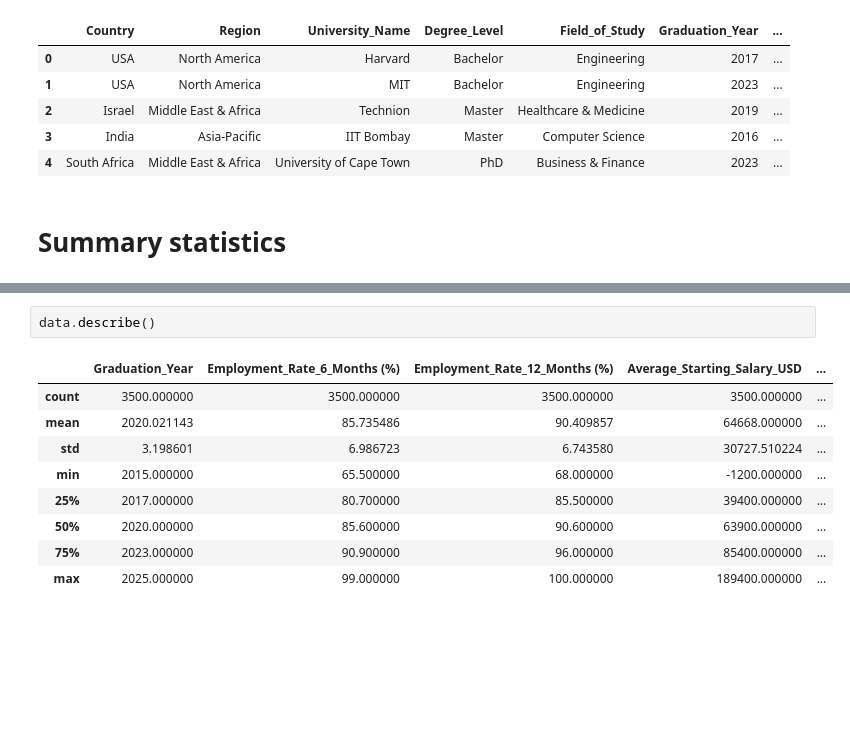
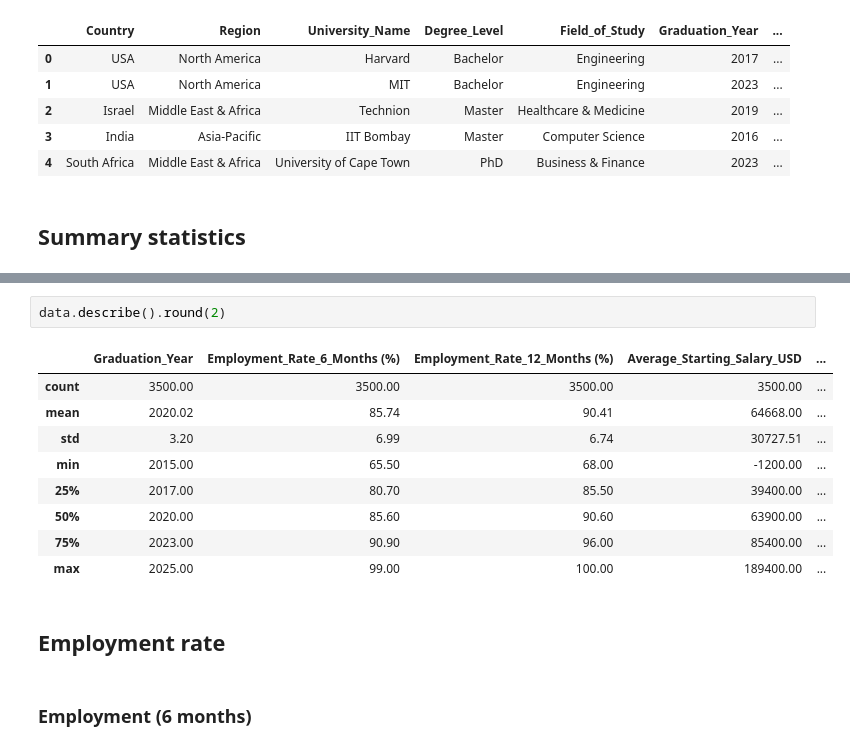
Before and after one commit to UBC-MDS/DSCI-532_2026_12_GradSkills, a Jupyter notebook: notebooks/eda_analysis.ipynb, the cells around one changed output, grey strips where cells are left out. Saved outputs shown, nothing was run; the diff lists cells and outputs as text; blank space fills up the shorter version.

```diff
--- a/notebooks/eda_analysis.ipynb
+++ b/notebooks/eda_analysis.ipynb
@@ -23,7 +23,7 @@ data: pd.DataFrame = pd.read_csv(
 | 3 | India | Asia-Pacific | IIT Bombay | Master | Computer Science | 2016 | ... |
 | 4 | South Africa | Middle East & Africa | University of Cape Town | PhD | Business & Finance | 2023 | ... |
 # %% [markdown]
-# Summary statistics
+## Summary statistics
 # %%
 data.info()
 # %% [output]
@@ -45,14 +45,18 @@ Data columns (total 18 columns):
 dtypes: float64(3), int64(5), str(10)
 memory usage: 492.3 KB
 # %%
-data.describe()
+data.describe().round(2)
 # %% [output]
 |  | Graduation_Year | Employment_Rate_6_Months (%) | Employment_Rate_12_Months (%) | Average_Starting_Salary_USD | ... |
-| count | 3500.000000 | 3500.000000 | 3500.000000 | 3500.000000 | ... |
-| mean | 2020.021143 | 85.735486 | 90.409857 | 64668.000000 | ... |
-| std | 3.198601 | 6.986723 | 6.743580 | 30727.510224 | ... |
-| min | 2015.000000 | 65.500000 | 68.000000 | -1200.000000 | ... |
-| 25% | 2017.000000 | 80.700000 | 85.500000 | 39400.000000 | ... |
-| 50% | 2020.000000 | 85.600000 | 90.600000 | 63900.000000 | ... |
-| 75% | 2023.000000 | 90.900000 | 96.000000 | 85400.000000 | ... |
-| max | 2025.000000 | 99.000000 | 100.000000 | 189400.000000 | ... |
+| count | 3500.00 | 3500.00 | 3500.00 | 3500.00 | ... |
+| mean | 2020.02 | 85.74 | 90.41 | 64668.00 | ... |
+| std | 3.20 | 6.99 | 6.74 | 30727.51 | ... |
+| min | 2015.00 | 65.50 | 68.00 | -1200.00 | ... |
+| 25% | 2017.00 | 80.70 | 85.50 | 39400.00 | ... |
+| 50% | 2020.00 | 85.60 | 90.60 | 63900.00 | ... |
+| 75% | 2023.00 | 90.90 | 96.00 | 85400.00 | ... |
+| max | 2025.00 | 99.00 | 100.00 | 189400.00 | ... |
+# %% [markdown]
+## Employment rate
+# %% [markdown]
+### Employment (6 months)
```
Also changed, not shown: parts of 8 cells of this notebook.
